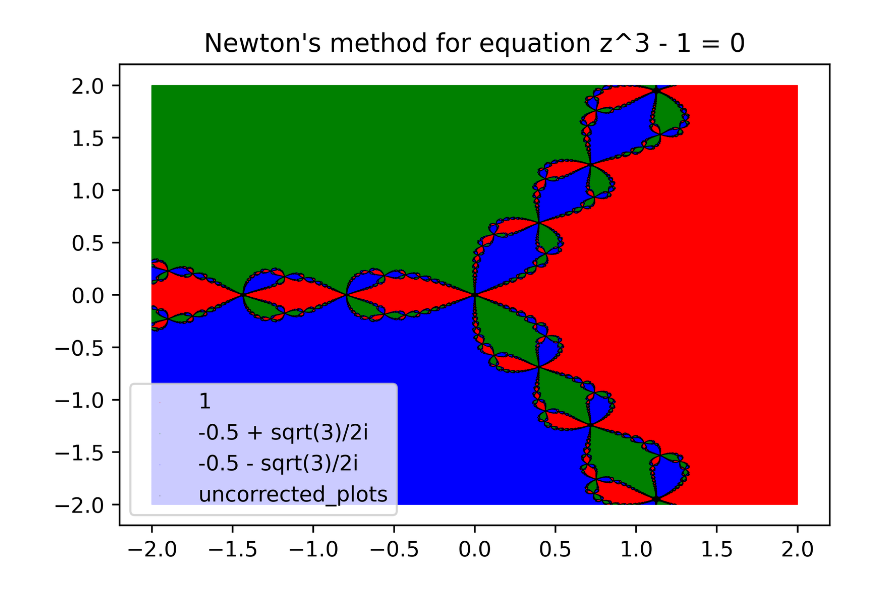
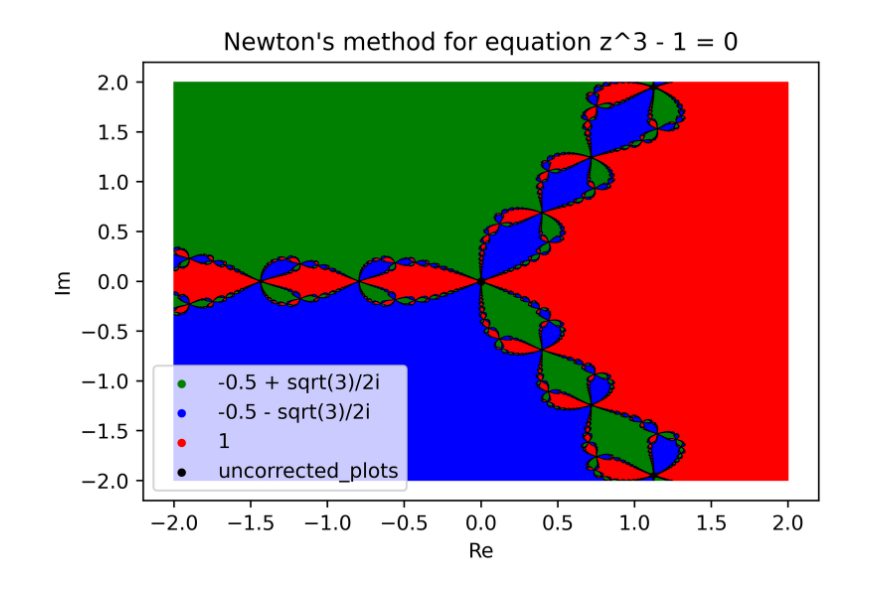
Before and after one commit to pavponn/computational-methods, a Jupyter notebook: homework-1/task3.ipynb, the cells around one changed output. Cells and saved outputs as stored; diff of their text form; code cells hidden in the pictures.

```diff
--- a/homework-1/task3.ipynb
+++ b/homework-1/task3.ipynb
@@ -46,21 +52,29 @@ def calc_root_pools():
 
 first_root_pool, second_root_pool,third_root_pool, uncorrected_root_pool = calc_root_pools()
 # %%
-data = (np.transpose(first_root_pool), np.transpose(second_root_pool), np.transpose(third_root_pool), np.transpose(uncorrected_root_pool))
-colors = ("red", "green", "blue", "black")
-groups = ("1", "-0.5 + sqrt(3)/2i", "-0.5 - sqrt(3)/2i", "uncorrected_plots")
+def draw_scatter(first_root_pool, second_root_pool,third_root_pool, uncorrected_root_pool):
+    data = (np.transpose(first_root_pool), np.transpose(second_root_pool), np.transpose(third_root_pool), np.transpose(uncorrected_root_pool))
+    colors = ("red", "green", "blue", "black")
+    groups = ("1", "-0.5 + sqrt(3)/2i", "-0.5 - sqrt(3)/2i", "uncorrected_plots")
 
-# Create plot
-fig = plt.figure(dpi=500)
-ax = fig.add_subplot()
+    # Create plot
+    fig = plt.figure(dpi=500)
+    ax = fig.add_subplot()
 
-for point, color, group in zip(data, colors, groups):
-    if point.size >= 2:
-        x, y = point
-        ax.scatter(x, y, c=color, edgecolors='none', s=0.1, label=group)
+    for point, color, group in zip(data, colors, groups):
+        if point.size >= 2:
+            x, y = point
+            ax.scatter(x, y, alpha=1, c=color, edgecolors='none', s=0.1)
+    ax.scatter(x=-0.5, y=sqrt(3)/2, c=colors[1], s=10, label=groups[1])
+    ax.scatter(x=-0.5, y=-(sqrt(3)/2), c=colors[2], s=10, label=groups[2])
+    ax.scatter(x=1, y=0, c=colors[0], s=10, label=groups[0])
+    ax.scatter(x=0, y=0, c=colors[3], s=10, label=groups[3])
+    plt.title('Newton\'s method for equation z^3 - 1 = 0')
+    plt.legend(loc=3)
+    plt.xlabel("Re")
+    plt.ylabel("Im")
+    plt.show()
 
-plt.title('Newton\'s method for equation z^3 - 1 = 0')
-plt.legend(loc=3)
-plt.show()
+draw_scatter(first_root_pool, second_root_pool, third_root_pool, uncorrected_root_pool)
 # %% [output]
-[figure, old version]
+[figure, new version]
```
Also changed, not shown: parts of 8 cells of this notebook.
